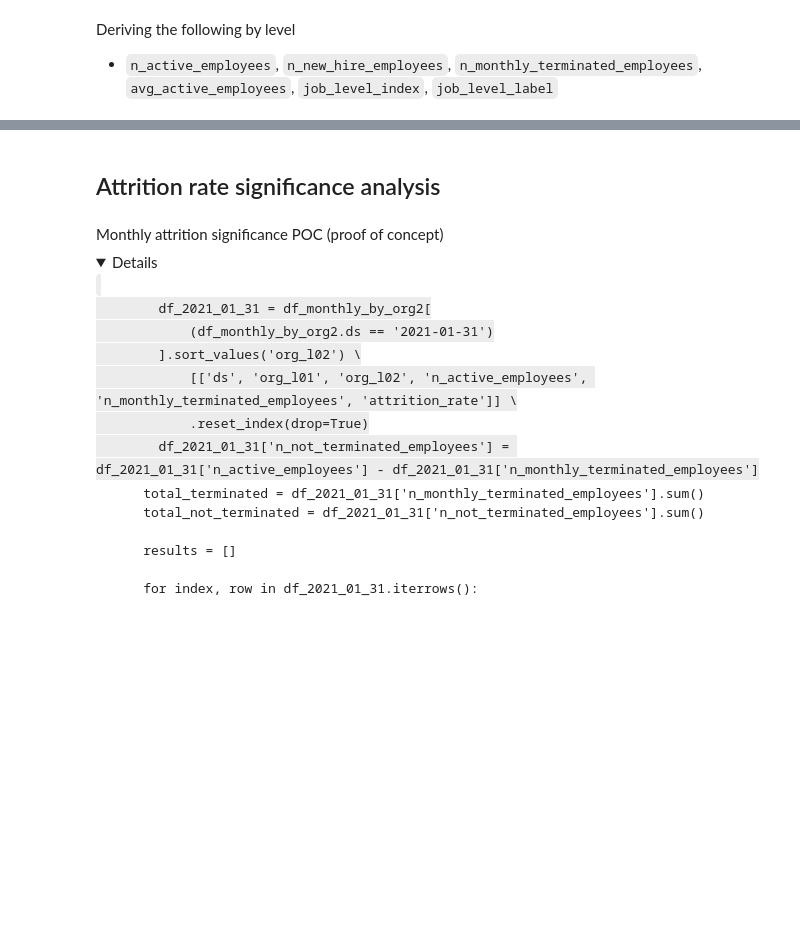
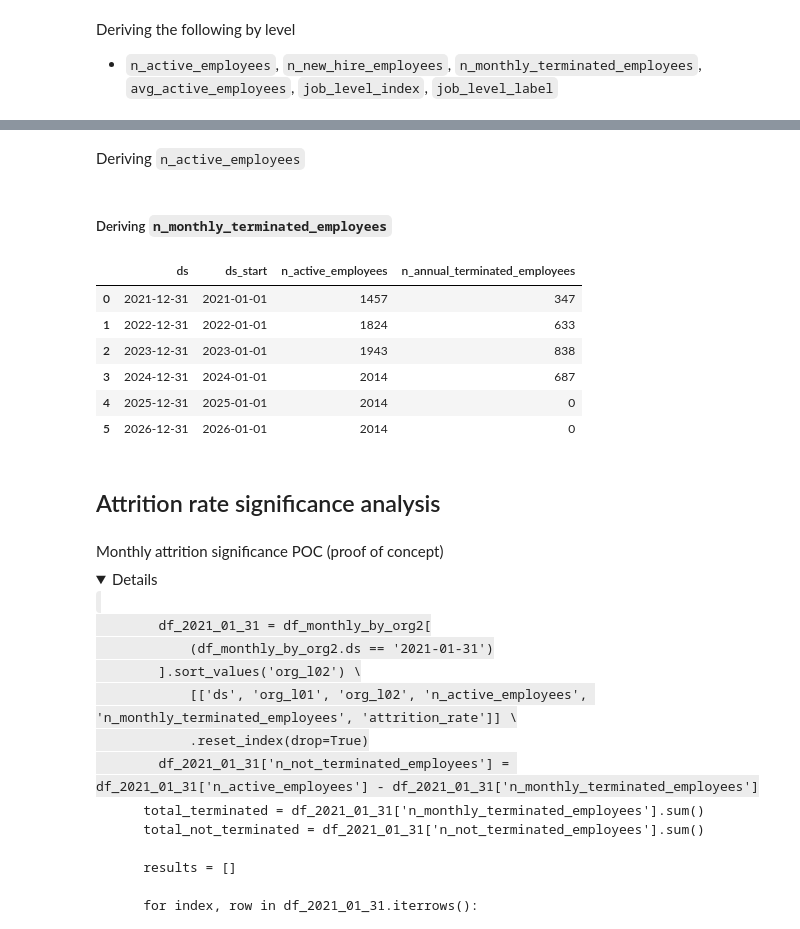
Before and after one commit to AtypicalLogic/fictional_hr_analytics, a Jupyter notebook: analyze/monthly_core_metrics.ipynb, the cells around one changed output, grey strips where cells are left out. Drawn from its saved outputs; the diff is of its cells as text; code cells hidden in the pictures; folded sections open; blank space fills up the shorter version.

```diff
--- a/analyze/monthly_core_metrics.ipynb
+++ b/analyze/monthly_core_metrics.ipynb
@@ -292,3 +381,35 @@ df_monthly_by_level[['job_level_index', 'job_level_label']] = df_monthly_by_leve
+# %%
+df_annual = pd.DataFrame({
+    'ds': df_employees_plus_annual[df_employees_plus_annual.is_last_day_of_year].ds.unique(),
+}).sort_values('ds')
+
+df_annual['ds_start'] = df_annual.ds.dt.to_period('Y').dt.start_time
+# %% [markdown]
+Deriving `n_active_employees`
+# %%
+active_employees_by_status = df_employees_plus_annual[df_employees_plus_annual['is_active']] \
+    .groupby('ds')['employee_id'].nunique() \
+    .reset_index(name='n_active_employees')
+df_annual = df_annual.merge(right=active_employees_by_status, how='left', on='ds')
+# %% [markdown]
+##### Deriving `n_monthly_terminated_employees`
+# %%
+terminated_by_dates_annual_by_status = df_employees_plus_annual[df_employees_plus_annual.is_terminated] \
+    .groupby('ds')['employee_id'].nunique() \
+    .reset_index(name='n_annual_terminated_employees')
+
+df_annual = df_annual.merge(right=terminated_by_dates_annual_by_status, how='left', on='ds')
+df_annual['n_annual_terminated_employees'] = pd.to_numeric(df_annual.n_annual_terminated_employees, errors='coerce').fillna(0).astype('int')
+# %%
+df_annual
+# %% [output]
+|  | ds | ds_start | n_active_employees | n_annual_terminated_employees |
+| 0 | 2021-12-31 | 2021-01-01 | 1457 | 347 |
+| 1 | 2022-12-31 | 2022-01-01 | 1824 | 633 |
+| 2 | 2023-12-31 | 2023-01-01 | 1943 | 838 |
+| 3 | 2024-12-31 | 2024-01-01 | 2014 | 687 |
+| 4 | 2025-12-31 | 2025-01-01 | 2014 | 0 |
+| 5 | 2026-12-31 | 2026-01-01 | 2014 | 0 |
 # %% [markdown]
 ## Attrition rate significance analysis
 # %% [markdown]
```
Also changed, not shown: parts of 25 cells of this notebook, 1 other file.
